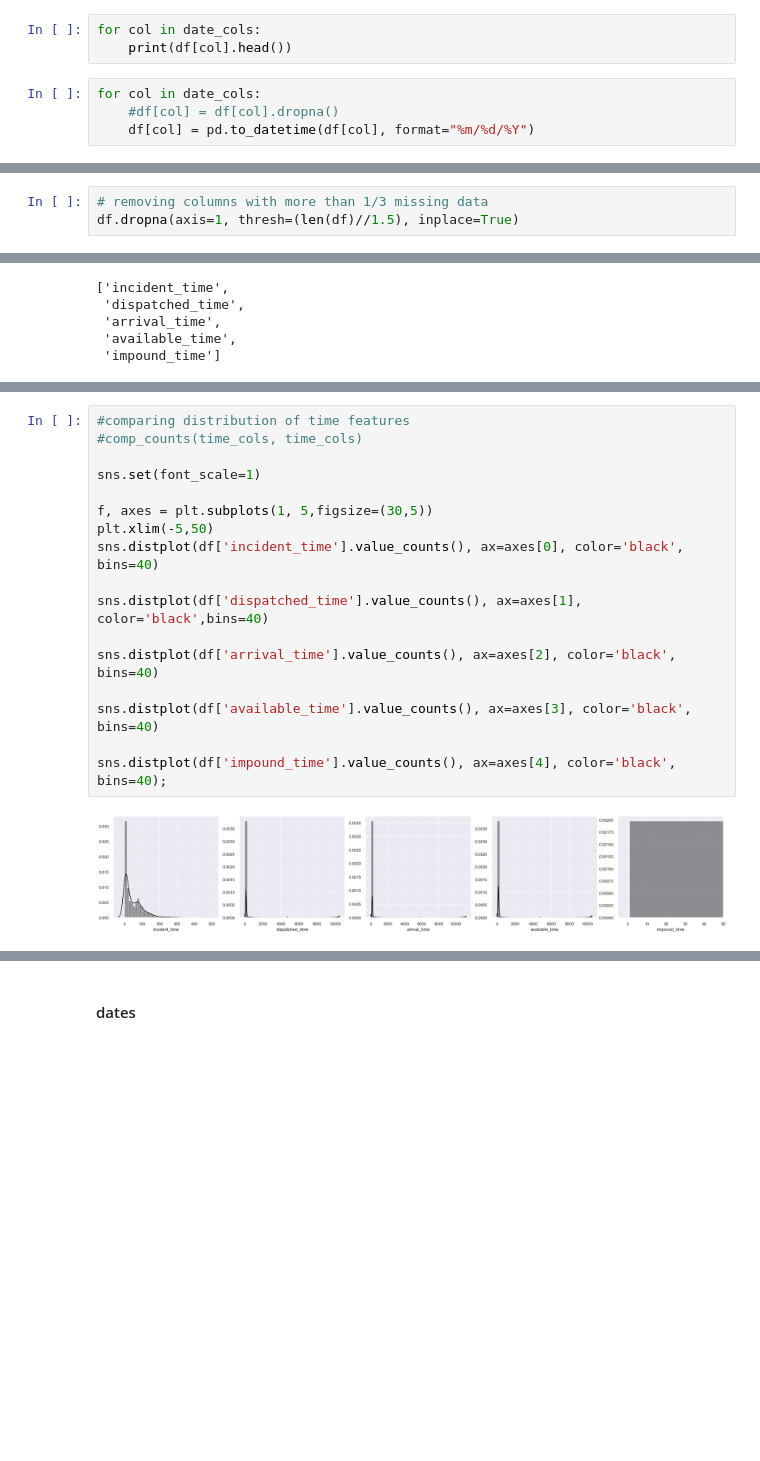
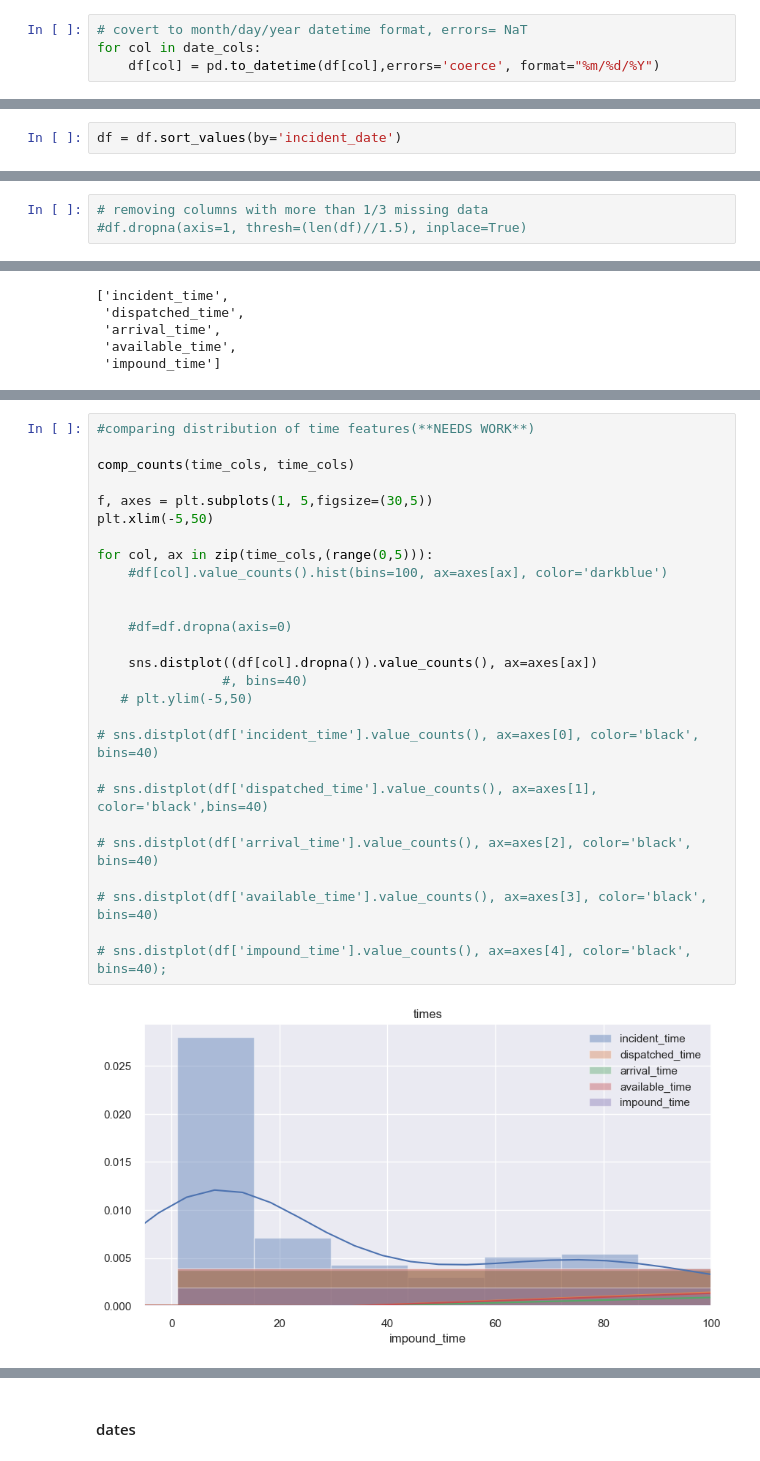
Before and after one commit to janellejolliff/ACRC-Classification, a Jupyter notebook: capstone.ipynb, the cells around one changed output, grey strips where cells are left out. Saved outputs shown, nothing was run; the diff lists cells and outputs as text; blank space fills up the shorter version.

```diff
--- a/capstone.ipynb
+++ b/capstone.ipynb
@@ -121,7 +167,4 @@ date_cols= [col for col in df.columns if 'DATE' in col]
-# %%
-for col in date_cols:
-    print(df[col].head())
 # %%
+# covert to month/day/year datetime format, errors= NaT
 for col in date_cols:
-    #df[col] = df[col].dropna()
-    df[col] = pd.to_datetime(df[col], format="%m/%d/%Y")
+    df[col] = pd.to_datetime(df[col],errors='coerce', format="%m/%d/%Y")
@@ -147,0 +173,2 @@ memory usage: 21.3+ MB
+# %%
+df = df.sort_values(by='incident_date')
@@ -237,7 +285,7 @@ weekday                   0.0
 dtype: float64
 # %%
 # removing columns with more than 1/3 missing data
-df.dropna(axis=1, thresh=(len(df)//1.5), inplace=True)
+#df.dropna(axis=1, thresh=(len(df)//1.5), inplace=True)
 # %%
 # check diff in value counts if dropna
 
@@ -277,19 +336,29 @@ time_cols
 # %%
-#comparing distribution of time features
-#comp_counts(time_cols, time_cols)
+#comparing distribution of time features(**NEEDS WORK**)
 
-sns.set(font_scale=1)
+comp_counts(time_cols, time_cols)
 
 f, axes = plt.subplots(1, 5,figsize=(30,5))
 plt.xlim(-5,50)
-sns.distplot(df['incident_time'].value_counts(), ax=axes[0], color='black', bins=40)
 
-sns.distplot(df['dispatched_time'].value_counts(), ax=axes[1], color='black',bins=40)
+for col, ax in zip(time_cols,(range(0,5))):
+    #df[col].value_counts().hist(bins=100, ax=axes[ax], color='darkblue')
 
-sns.distplot(df['arrival_time'].value_counts(), ax=axes[2], color='black', bins=40)
 
-sns.distplot(df['available_time'].value_counts(), ax=axes[3], color='black', bins=40)
+    #df=df.dropna(axis=0)
 
-sns.distplot(df['impound_time'].value_counts(), ax=axes[4], color='black', bins=40);
+    sns.distplot((df[col].dropna()).value_counts(), ax=axes[ax])
+                #, bins=40)
+   # plt.ylim(-5,50)
+
+# sns.distplot(df['incident_time'].value_counts(), ax=axes[0], color='black', bins=40)
+
+# sns.distplot(df['dispatched_time'].value_counts(), ax=axes[1], color='black',bins=40)
+
+# sns.distplot(df['arrival_time'].value_counts(), ax=axes[2], color='black', bins=40)
+
+# sns.distplot(df['available_time'].value_counts(), ax=axes[3], color='black', bins=40)
+
+# sns.distplot(df['impound_time'].value_counts(), ax=axes[4], color='black', bins=40);
 # %% [output]
-[figure, old version]
+[figure, new version]
```
Also changed, not shown: parts of 62 cells of this notebook.
